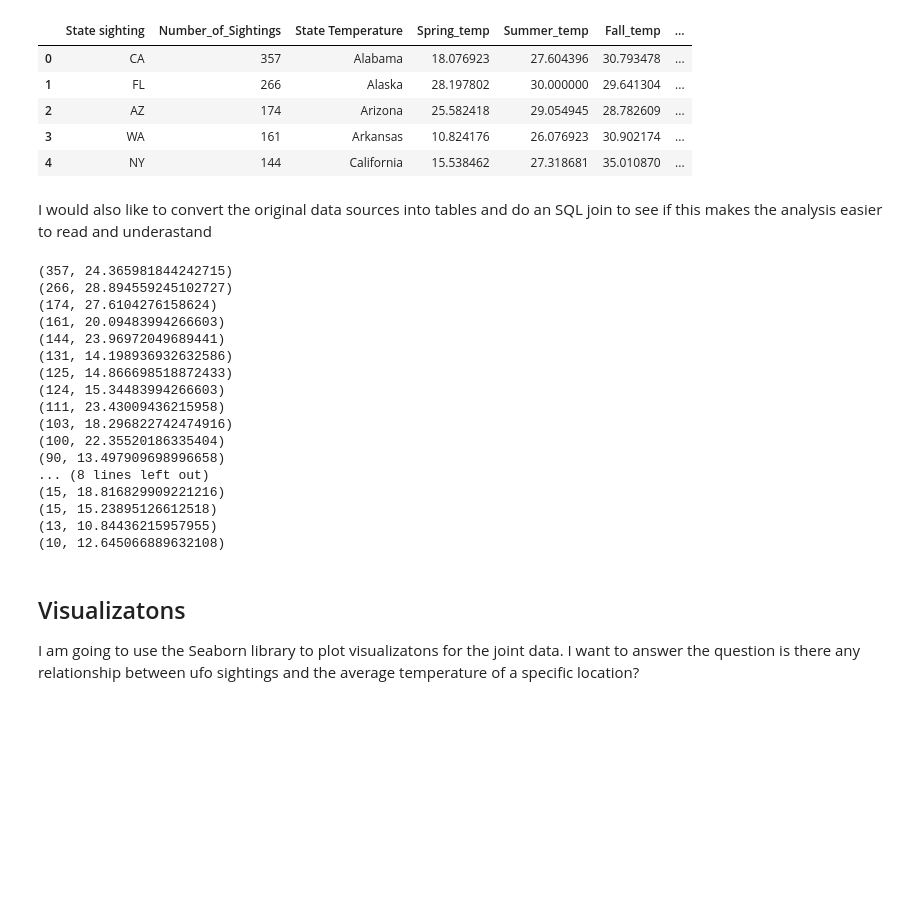
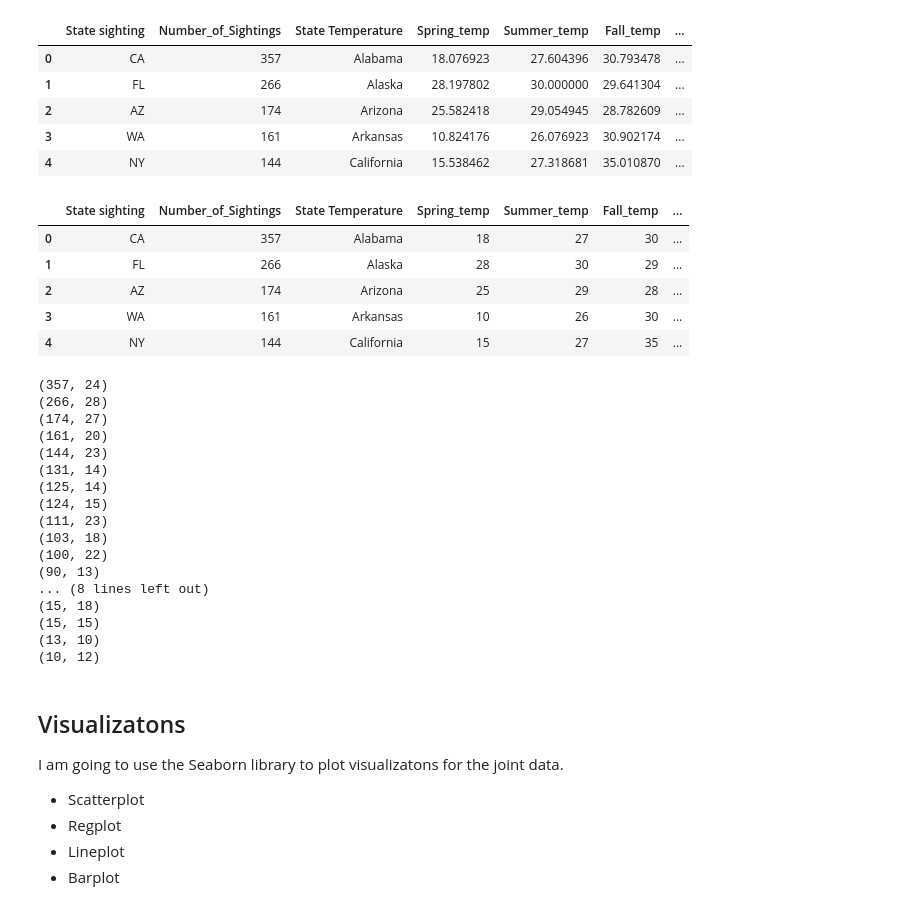
Before and after one commit to southsidefreddy/ufo_project, a Jupyter notebook: ufo.ipynb, the cells around one changed output. Cells and saved outputs as stored; diff of their text form; code cells hidden in the pictures; blank space fills up the shorter version.

```diff
--- a/ufo.ipynb
+++ b/ufo.ipynb
@@ -194,8 +197,21 @@ ufo.head()
 | 2 | AZ | 174 | Arizona | 25.582418 | 29.054945 | 28.782609 | ... |
 | 3 | WA | 161 | Arkansas | 10.824176 | 26.076923 | 30.902174 | ... |
 | 4 | NY | 144 | California | 15.538462 | 27.318681 | 35.010870 | ... |
-# %% [markdown]
-I would also like to convert the original data sources into tables and do an SQL join to see if this makes the analysis easier to read and underastand
+# %%
+# convert data type from float to int
+# drop Nan values
+
+ufo = ufo.astype({'Spring_temp':'int','Fall_temp':'int', 'Winter_temp':'int', 'Summer_temp': 'int', 'Total_avg_Temp': 'int'})
+ufo = ufo.dropna()
+
+ufo.head()
+# %% [output]
+|  | State sighting | Number_of_Sightings | State Temperature | Spring_temp | Summer_temp | Fall_temp | ... |
+| 0 | CA | 357 | Alabama | 18 | 27 | 30 | ... |
+| 1 | FL | 266 | Alaska | 28 | 30 | 29 | ... |
+| 2 | AZ | 174 | Arizona | 25 | 29 | 28 | ... |
+| 3 | WA | 161 | Arkansas | 10 | 26 | 30 | ... |
+| 4 | NY | 144 | California | 15 | 27 | 35 | ... |
 # %%
 # convert Pandas dataframes into SQL table
 
@@ -205,27 +221,27 @@ c = conn.cursor()
 c.execute('CREATE TABLE IF NOT EXISTS ufos (Number_of_Sightings, Total_avg_Temp)')
 conn.commit()
 
-ufo.to_sql('ufos', conn, if_exists='replace', index = False)
+ufo.to_sql('ufos', conn, if_exists='replace', index= False)
 
-c.execute('''SELECT Number_of_Sightings, Total_avg_Temp[Celsius] FROM ufos WHERE Number_of_Sightings > 80 OR Number_of_Sightings < 25''')
+c.execute('''SELECT Number_of_Sightings, Total_avg_Temp FROM ufos WHERE Number_of_Sightings > 80 OR Number_of_Sightings < 25''')
 
 for row in c.fetchall():
-    print (row)
+    print(row)
 # %% [output]
-(357, 24.365981844242715)
-(266, 28.894559245102727)
-(174, 27.6104276158624)
-(161, 20.09483994266603)
-(144, 23.96972049689441)
-(131, 14.198936932632586)
-(125, 14.866698518872433)
-(124, 15.34483994266603)
-(111, 23.43009436215958)
-(103, 18.296822742474916)
-(100, 22.35520186335404)
-(90, 13.497909698996658)
+(357, 24)
+(266, 28)
+(174, 27)
+(161, 20)
+(144, 23)
+(131, 14)
+(125, 14)
+(124, 15)
+(111, 23)
+(103, 18)
+(100, 22)
+(90, 13)
 ... (8 lines left out)
-(15, 18.816829909221216)
-(15, 15.23895126612518)
-(13, 10.84436215957955)
-(10, 12.645066889632108)
+(15, 18)
+(15, 15)
+(13, 10)
+(10, 12)
@@ -234,7 +248,11 @@ ufo.dropna(inplace=True)
 # %% [markdown]
 ## Visualizatons
 
-I am going to use the Seaborn library to plot visualizatons for the joint data.  I want to answer the question is there any relationship between ufo sightings and the average temperature of a specific location?
+I am going to use the Seaborn library to plot visualizatons for the joint data.
+- Scatterplot
+- Regplot
+- Lineplot
+- Barplot
 # %%
 # create a scatter plot that compares sightings to total average temp.
 
```
Also changed, not shown: parts of 12 cells of this notebook.
